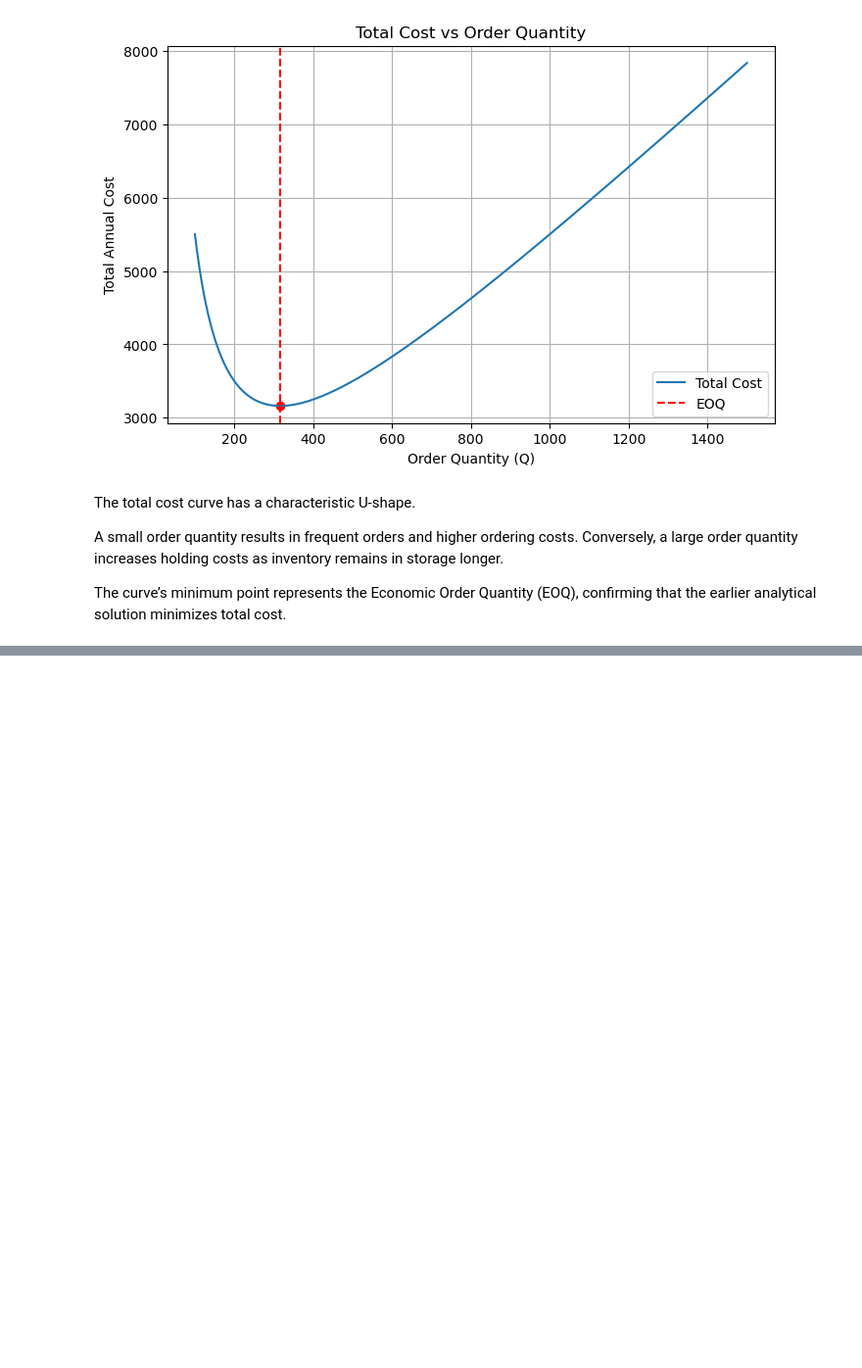
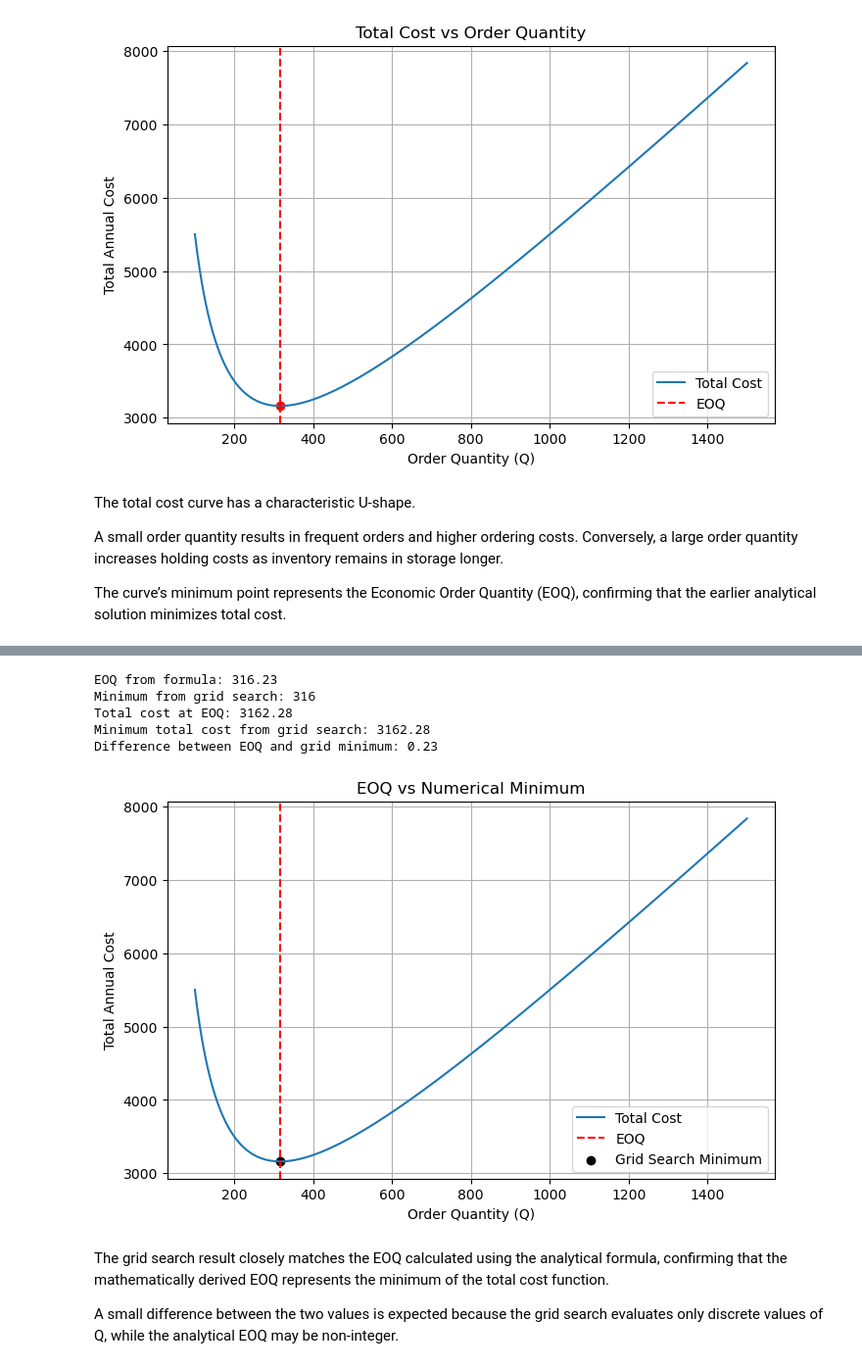
Before and after one commit to Nikolinakr/eoq-inventory-optimization, a Jupyter notebook: notebooks/EOQ_Project.ipynb, the cells around one changed output, grey strips where cells are left out. Shown at 98% size. Saved outputs shown, nothing was run; the diff lists cells and outputs as text; code cells hidden in the pictures; blank space fills up the shorter version.

Commit message:
Numerical Verification Using Grid Search

```diff
--- a/notebooks/EOQ_Project.ipynb
+++ b/notebooks/EOQ_Project.ipynb
@@ -504,0 +513,40 @@ The curve’s minimum point represents the Economic Order Quantity (EOQ), confir
+# %%
+# Numerical verification using grid search
+
+Q_grid = np.arange(100, 1501, 1)
+grid_costs = np.array([total_cost(Q, D, S, H) for Q in Q_grid])
+
+Q_grid_min = Q_grid[np.argmin(grid_costs)]
+TC_grid_min = grid_costs.min()
+
+print("EOQ from formula:", round(Q_star, 2))
+print("Minimum from grid search:", Q_grid_min)
+print("Total cost at EOQ:", round(cost_at_eoq, 2))
+print("Minimum total cost from grid search:", round(TC_grid_min, 2))
+print("Difference between EOQ and grid minimum:", round(abs(Q_star - Q_grid_min), 2))
+# %% [output]
+EOQ from formula: 316.23
+Minimum from grid search: 316
+Total cost at EOQ: 3162.28
+Minimum total cost from grid search: 3162.28
+Difference between EOQ and grid minimum: 0.23
+# %%
+plt.figure(figsize=(8,5))
+
+plt.plot(Q_values, cost_values, label="Total Cost")
+plt.axvline(Q_star, color="red", linestyle="--", label="EOQ")
+plt.scatter(Q_grid_min, TC_grid_min, color="black", label="Grid Search Minimum")
+
+plt.xlabel("Order Quantity (Q)")
+plt.ylabel("Total Annual Cost")
+plt.title("EOQ vs Numerical Minimum")
+plt.legend()
+plt.grid(True)
+
+plt.show()
+# %% [output]
+[figure, added]
+# %% [markdown]
+The grid search result closely matches the EOQ calculated using the analytical formula, confirming that the mathematically derived EOQ represents the minimum of the total cost function.
+
+A small difference between the two values is expected because the grid search evaluates only discrete values of Q, while the analytical EOQ may be non-integer.
```
Also changed, not shown: parts of 2 cells of this notebook.
